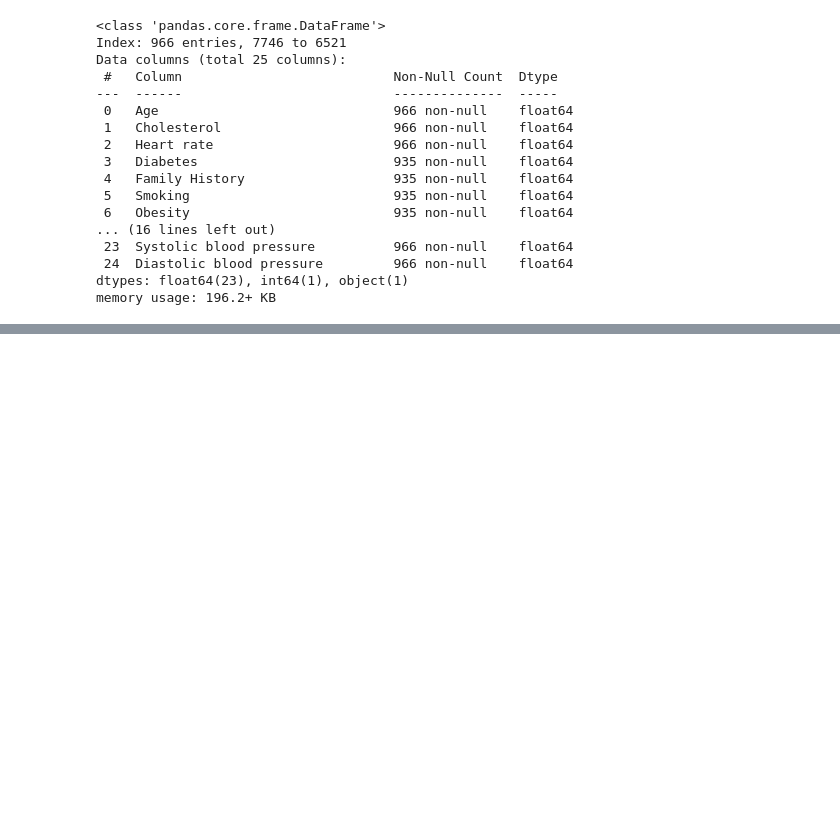
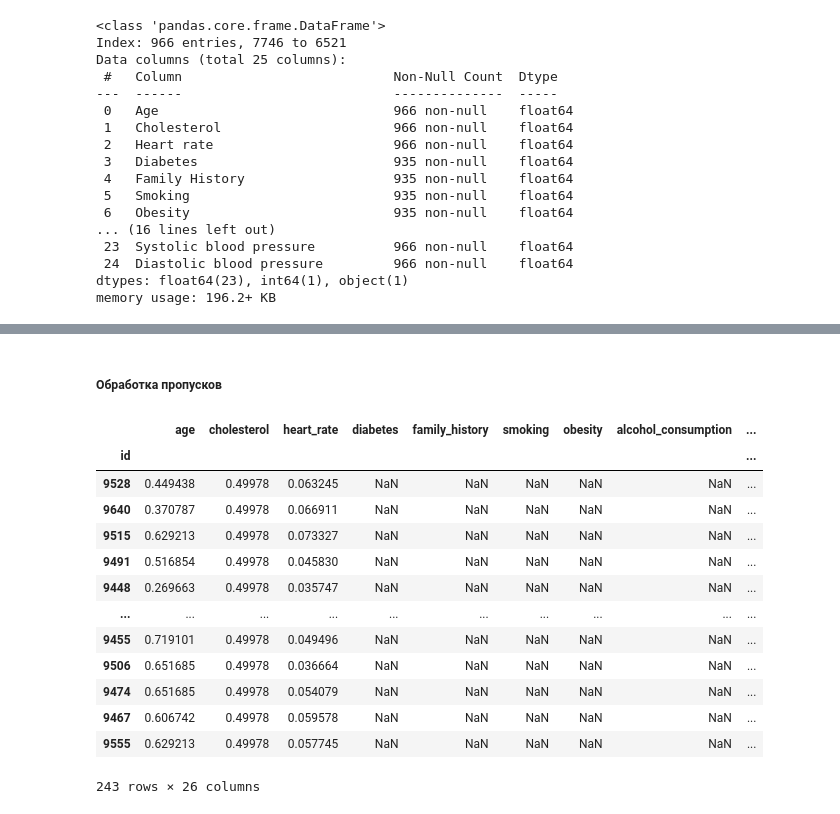
Before and after one commit to Malentaaa/heart_attack_project, a Jupyter notebook: project_heart_attack.ipynb, the cells around one changed output, grey strips where cells are left out. Saved outputs shown, nothing was run; the diff lists cells and outputs as text; code cells hidden in the pictures; blank space fills up the shorter version.

```diff
--- a/project_heart_attack.ipynb
+++ b/project_heart_attack.ipynb
@@ -196,0 +205,10 @@ memory usage: 196.2+ KB
+# %%
+def to_snake_case(name):
+    name = name.strip()
+    name = re.sub(r'[\s\-]+', '_', name)               # пробелы и дефисы → _
+    name = re.sub(r'([a-z0-9])([A-Z])', r'\1_\2', name) # camelCase → camel_case
+    name = re.sub(r'[^\w_]', '', name)                  # убрать лишние символы
+    return name.lower()
+
+heart_train.columns = [to_snake_case(c) for c in heart_train.columns]
+heart_train.info()
@@ -196,0 +254,19 @@ memory usage: 196.2+ KB
+# %% [markdown]
+##### Обработка пропусков
+# %%
+heart_train[heart_train['stress_level'].isna()]
+# %% [output]
+|  | age | cholesterol | heart_rate | diabetes | family_history | smoking | obesity | alcohol_consumption | ... |
+| id |  |  |  |  |  |  |  |  | ... |
+| 9528 | 0.449438 | 0.49978 | 0.063245 | NaN | NaN | NaN | NaN | NaN | ... |
+| 9640 | 0.370787 | 0.49978 | 0.066911 | NaN | NaN | NaN | NaN | NaN | ... |
+| 9515 | 0.629213 | 0.49978 | 0.073327 | NaN | NaN | NaN | NaN | NaN | ... |
+| 9491 | 0.516854 | 0.49978 | 0.045830 | NaN | NaN | NaN | NaN | NaN | ... |
+| 9448 | 0.269663 | 0.49978 | 0.035747 | NaN | NaN | NaN | NaN | NaN | ... |
+| ... | ... | ... | ... | ... | ... | ... | ... | ... | ... |
+| 9455 | 0.719101 | 0.49978 | 0.049496 | NaN | NaN | NaN | NaN | NaN | ... |
+| 9506 | 0.651685 | 0.49978 | 0.036664 | NaN | NaN | NaN | NaN | NaN | ... |
+| 9474 | 0.651685 | 0.49978 | 0.054079 | NaN | NaN | NaN | NaN | NaN | ... |
+| 9467 | 0.606742 | 0.49978 | 0.059578 | NaN | NaN | NaN | NaN | NaN | ... |
+| 9555 | 0.629213 | 0.49978 | 0.057745 | NaN | NaN | NaN | NaN | NaN | ... |
+243 rows × 26 columns
```
Also changed, not shown: parts of 25 cells of this notebook.
